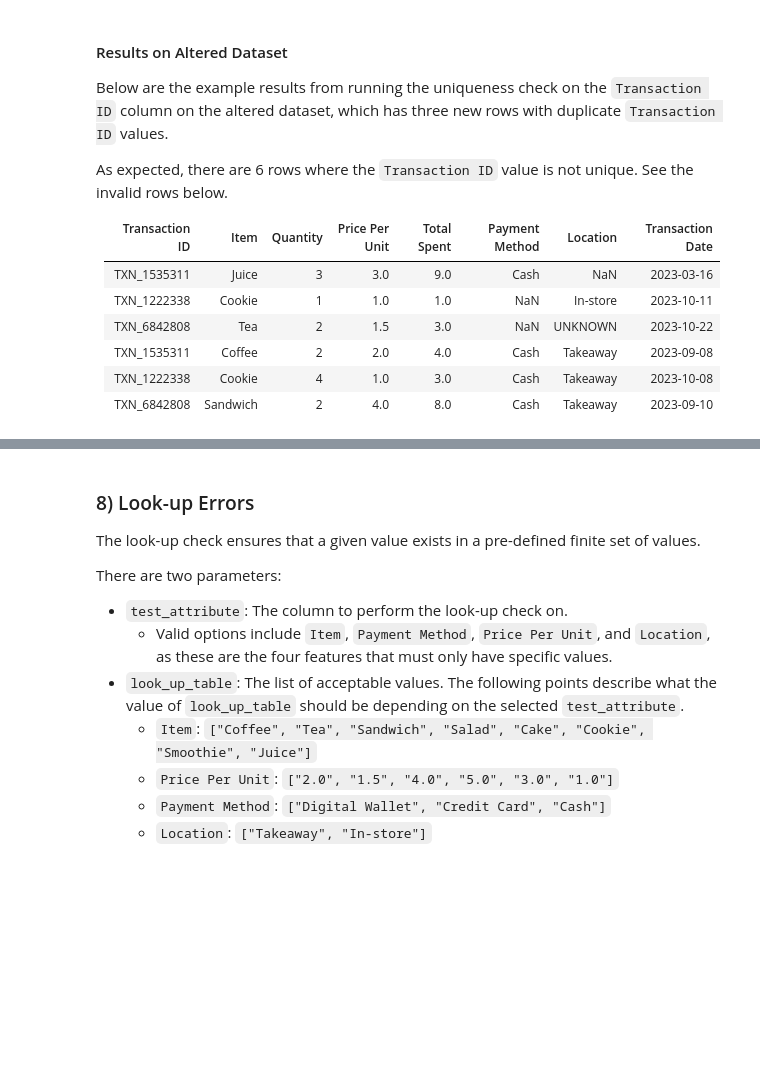
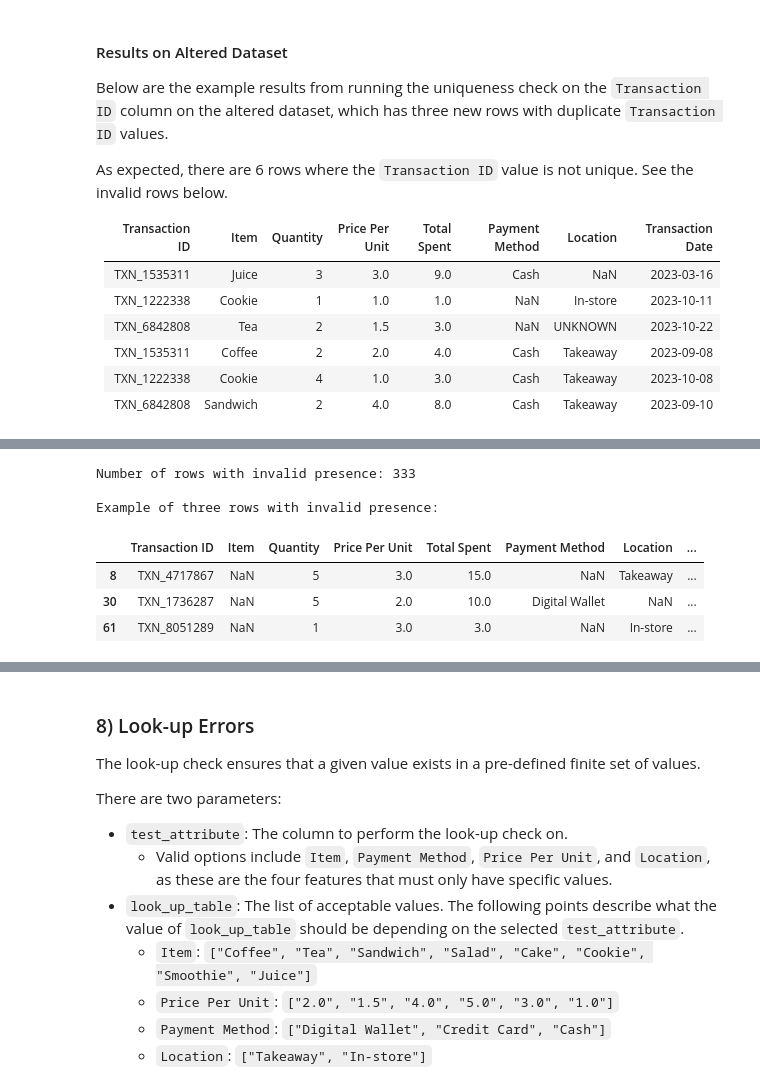
Before and after one commit to Natasa127/CSI4142-A2, a Jupyter notebook: Validity.ipynb, the cells around one changed output, grey strips where cells are left out. Saved outputs shown, nothing was run; the diff lists cells and outputs as text; code cells hidden in the pictures; blank space fills up the shorter version.

Commit message:
Presence Check

```diff
--- a/Validity.ipynb
+++ b/Validity.ipynb
@@ -398,0 +407,31 @@ As expected, there are 6 rows where the `Transaction ID` value is not unique. Se
+# %%
+# Parameters to be edited by the user
+
+# Valid attributes for the presence check
+attributes = ["Transaction ID", "Item", "Quantity", "Price Per Unit", "Total Spent", "Payment Method", "Location", "Transaction Date"]
+
+# Attribute selection
+test_attribute = "Item"
+# %%
+# Error check
+
+# Apply pd.isna() to the test attribute, setting rows with missing values in the designated column to True
+invalid_presence = sales[test_attribute].apply(lambda attribute: pd.isna(attribute))
+
+# Save the invalid rows
+invalid_presence_df = sales.loc[invalid_presence]
+
+# Print the number of rows with a missing value in the chosen test attribute
+print(f"Number of rows with invalid presence: {invalid_presence.sum()}\n")
+
+# Display the first 3 rows with a missing value in the chosen test attribute
+print("Example of three rows with invalid presence:")
+invalid_presence_df.head(3)
+# %% [output]
+Number of rows with invalid presence: 333
+
+Example of three rows with invalid presence:
+|  | Transaction ID | Item | Quantity | Price Per Unit | Total Spent | Payment Method | Location | ... |
+| 8 | TXN_4717867 | NaN | 5 | 3.0 | 15.0 | NaN | Takeaway | ... |
+| 30 | TXN_1736287 | NaN | 5 | 2.0 | 10.0 | Digital Wallet | NaN | ... |
+| 61 | TXN_8051289 | NaN | 1 | 3.0 | 3.0 | NaN | In-store | ... |
```
Also changed, not shown: parts of 2 cells of this notebook.
